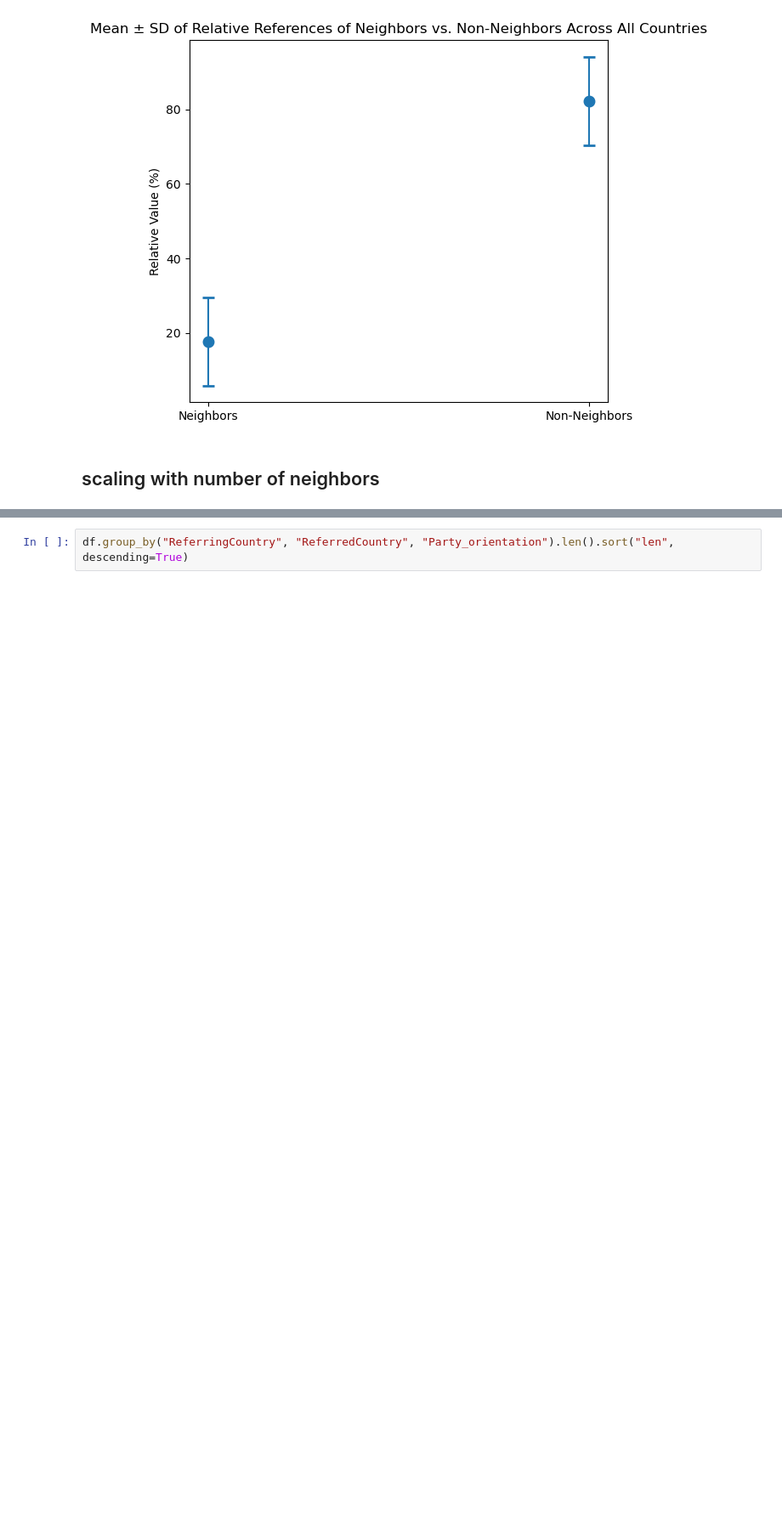
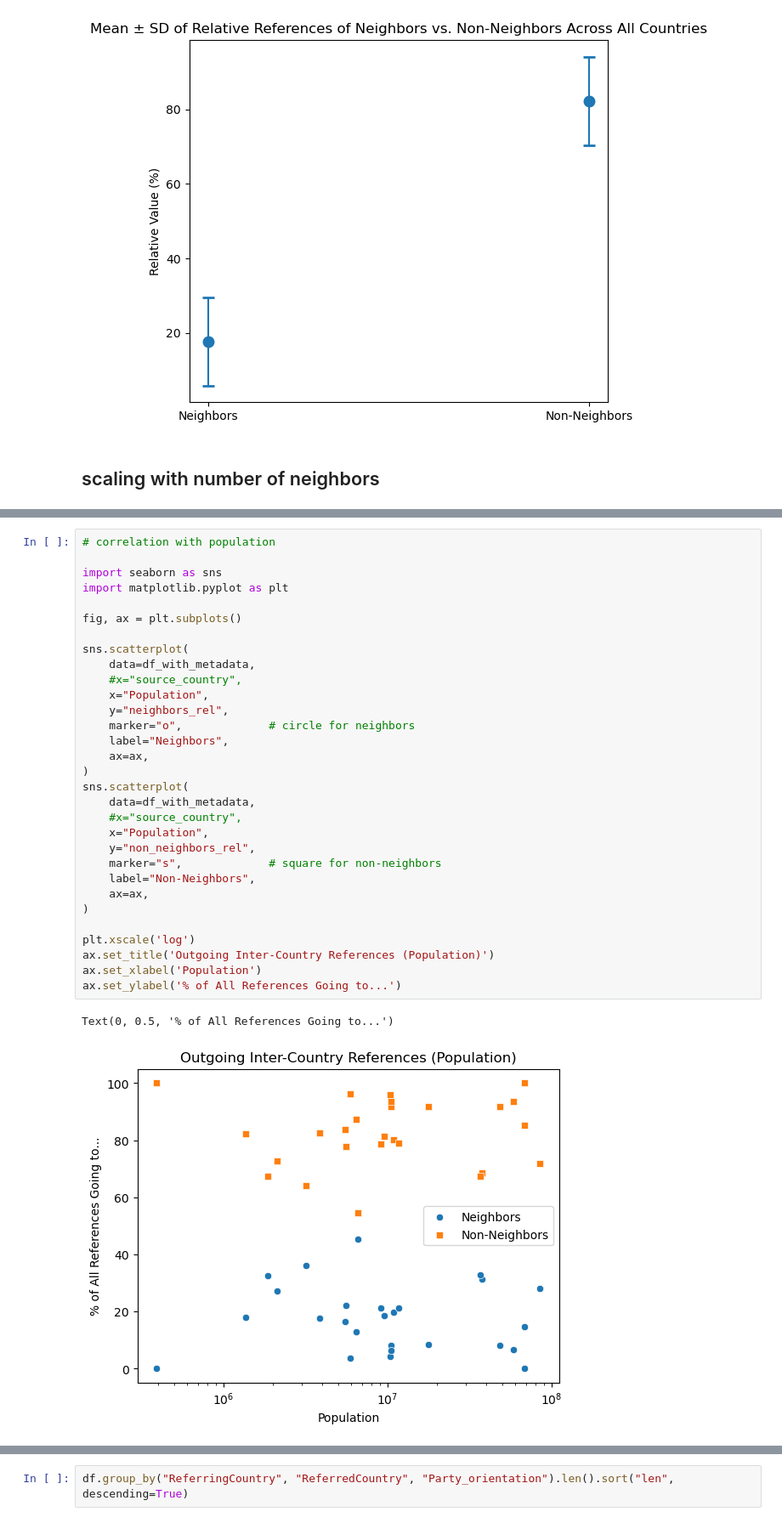
Before and after one commit to dhh25/parlianets, a Jupyter notebook: scripts/statistics/exploration.ipynb, the cells around one changed output, grey strips where cells are left out. Shown at 85% size. Cells and saved outputs as stored; diff of their text form; blank space fills up the shorter version.

```diff
--- a/scripts/statistics/exploration.ipynb
+++ b/scripts/statistics/exploration.ipynb
@@ -214,0 +452,34 @@ visualize_neighbor_references(result, "% of references to Neighbors by Country",
+# %%
+# correlation with population
+
+import seaborn as sns
+import matplotlib.pyplot as plt
+
+fig, ax = plt.subplots()
+
+sns.scatterplot(
+    data=df_with_metadata,
+    #x="source_country",
+    x="Population",
+    y="neighbors_rel",
+    marker="o",             # circle for neighbors
+    label="Neighbors",
+    ax=ax,
+)
+sns.scatterplot(
+    data=df_with_metadata,
+    #x="source_country",
+    x="Population",
+    y="non_neighbors_rel",
+    marker="s",             # square for non-neighbors
+    label="Non-Neighbors",
+    ax=ax,
+)
+
+plt.xscale('log')
+ax.set_title('Outgoing Inter-Country References (Population)')
+ax.set_xlabel('Population')
+ax.set_ylabel('% of All References Going to...')
+# %% [output]
+Text(0, 0.5, '% of All References Going to...')
+[figure, added]
```
Also changed, not shown: parts of 14 cells of this notebook, 3 other files.
